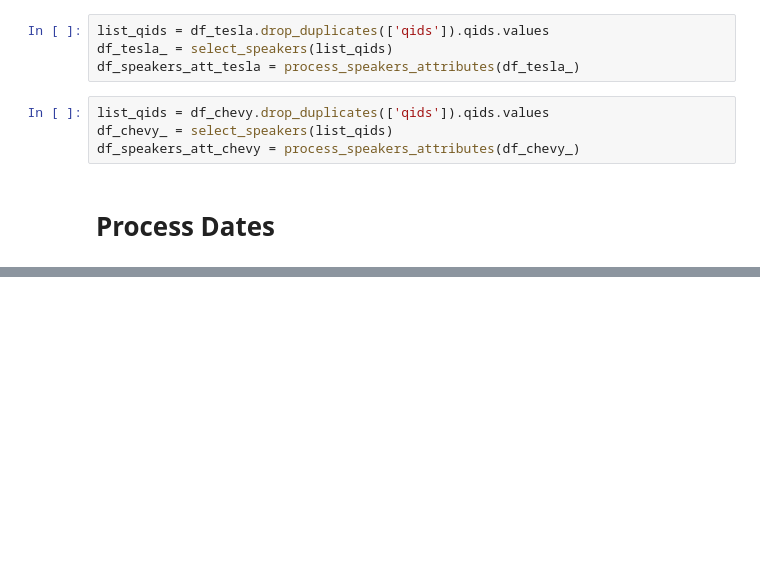
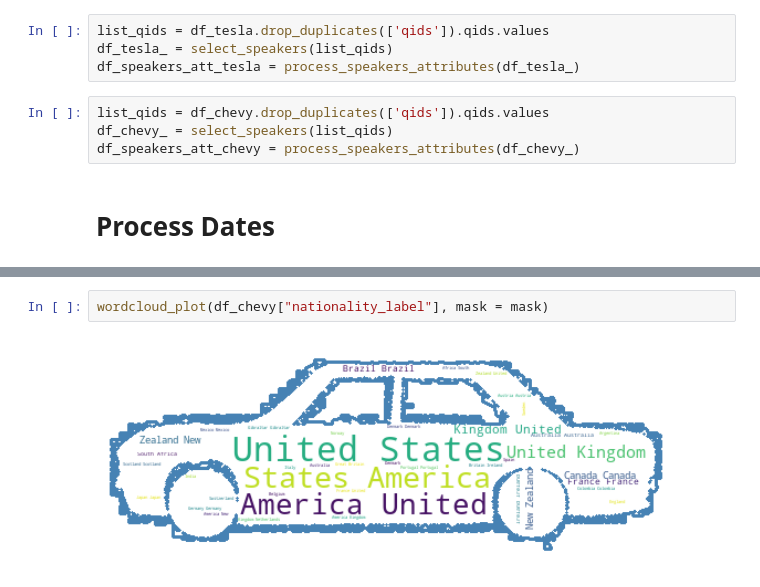
Before and after one commit to epfl-ada/ada-2021-project-les-quatre-neurones, a Jupyter notebook: pipeline.ipynb, the cells around one changed output, grey strips where cells are left out. Cells and saved outputs as stored; diff of their text form; blank space fills up the shorter version.

```diff
--- a/pipeline.ipynb
+++ b/pipeline.ipynb
@@ -459,0 +374,4 @@ test
+# %%
+wordcloud_plot(df_chevy["nationality_label"], mask = mask)
+# %% [output]
+[figure, added]
```
Also changed, not shown: parts of 41 cells of this notebook.
